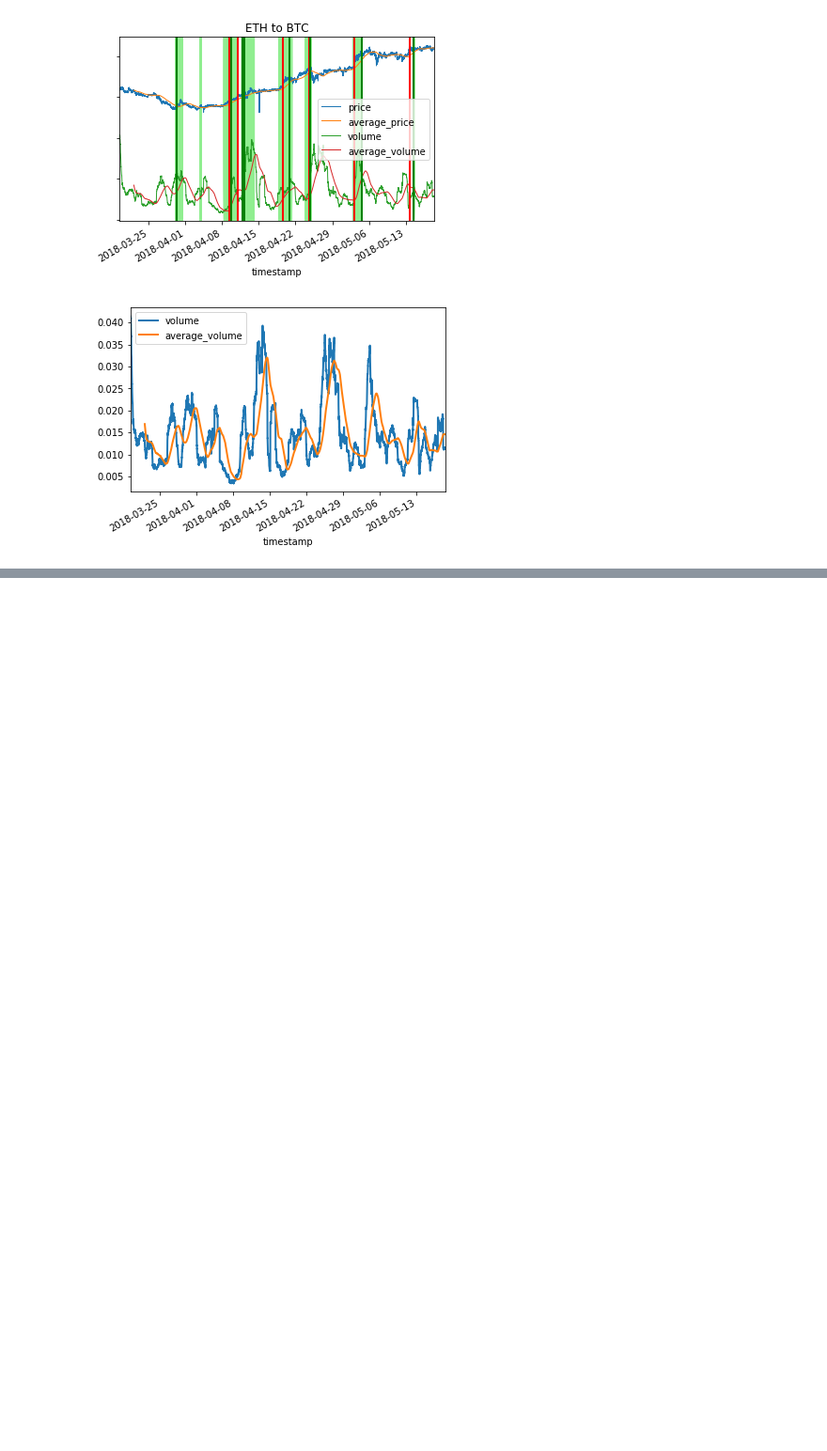
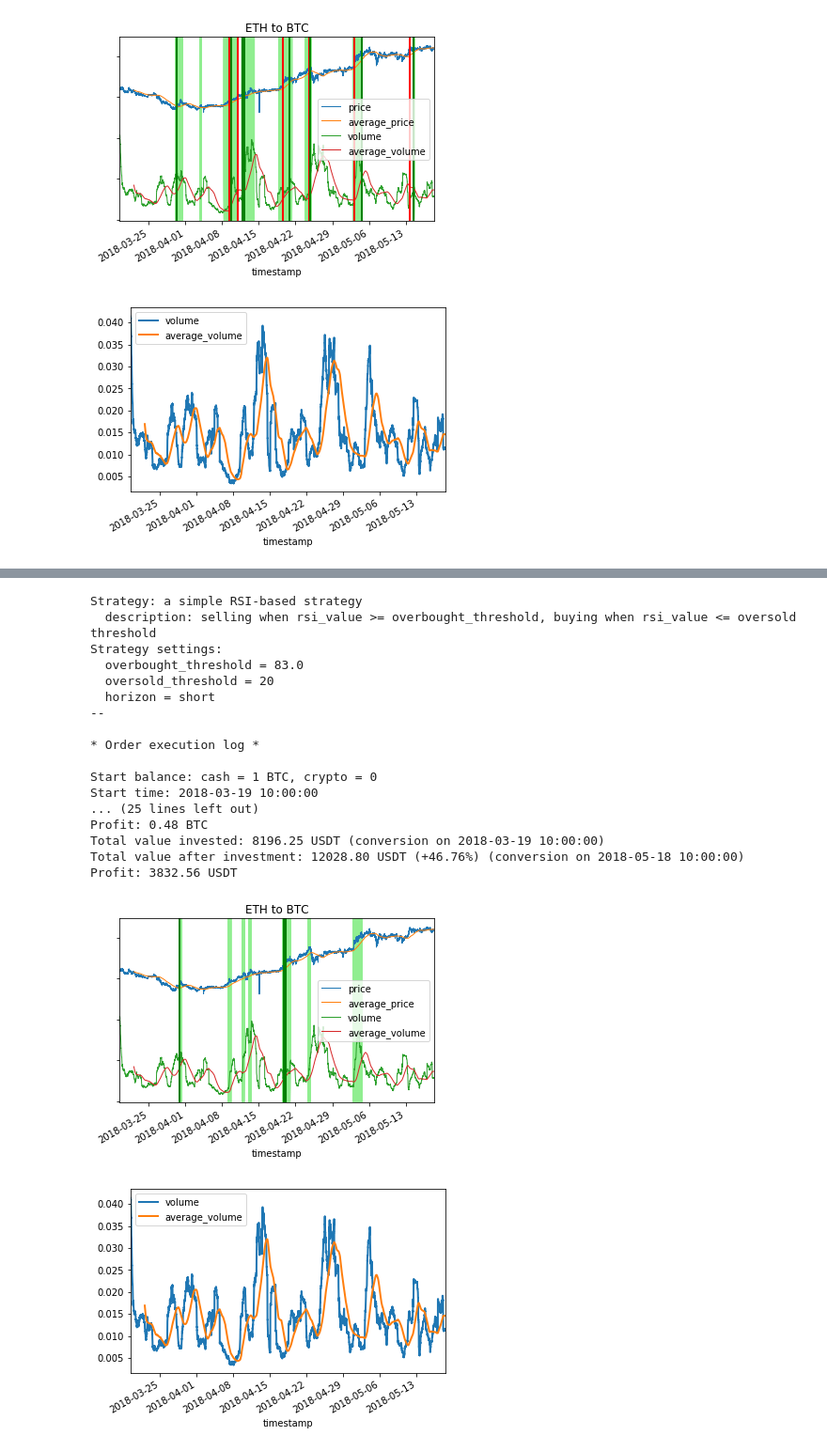
Before and after one commit to IntelligentTrading/science, a Jupyter notebook: backtesting/volume_based_indicator.ipynb, the cells around one changed output, grey strips where cells are left out. Shown at 94% size. Cells and saved outputs as stored; diff of their text form; code cells hidden in the pictures; blank space fills up the shorter version.

```diff
--- a/backtesting/volume_based_indicator.ipynb
+++ b/backtesting/volume_based_indicator.ipynb
@@ -270,0 +348,3 @@ plt.plot(profit_df["Price change percent"], profit_df["Profit percent"], 'o', co
+# %%
+sorted_by_profit = all_results.sort_values("Profit percent", inplace=False, ascending=False)
+sorted_by_profit
@@ -270,0 +372,37 @@ plt.plot(profit_df["Price change percent"], profit_df["Profit percent"], 'o', co
+# %%
+# Analyze the best parameter combination
+overbought_threshold = sorted_by_profit.iloc[0]["RSI overbought"]
+percent_change_volume = sorted_by_profit.iloc[0]["Volume change percent"]
+percent_change_price = sorted_by_profit.iloc[0]["Price change percent"]
+
+sell_strategy = SimpleRSIStrategy(start_time, end_time, horizon, counter_currency,
+                                      overbought_threshold, oversold_threshold,
+                                      transaction_currency, "RSI", source)
+strategy, all_buy_signals, first_cross_buy_signals = build_strategy(percent_change_volume,
+                                                                                percent_change_price,
+                                                                                buy_only_on_first_cross=True,
+                                                                                sell_strategy=sell_strategy)
+orders, _ = strategy.get_orders(start_cash, start_crypto)
+evaluation = strategy.evaluate(start_cash, start_crypto, start_time, end_time, verbose=True)
+
+plot_results()
+# %% [output]
+Strategy: a simple RSI-based strategy
+  description: selling when rsi_value >= overbought_threshold, buying when rsi_value <= oversold threshold
+Strategy settings:
+  overbought_threshold = 83.0
+  oversold_threshold = 20
+  horizon = short
+--
+
+* Order execution log *
+
+Start balance: cash = 1 BTC, crypto = 0
+Start time: 2018-03-19 10:00:00
+... (25 lines left out)
+Profit: 0.48 BTC
+Total value invested: 8196.25 USDT (conversion on 2018-03-19 10:00:00)
+Total value after investment: 12028.80 USDT (+46.76%) (conversion on 2018-05-18 10:00:00)
+Profit: 3832.56 USDT
+[figure, added]
+[figure, added]
```
Also changed, not shown: parts of 19 cells of this notebook.
